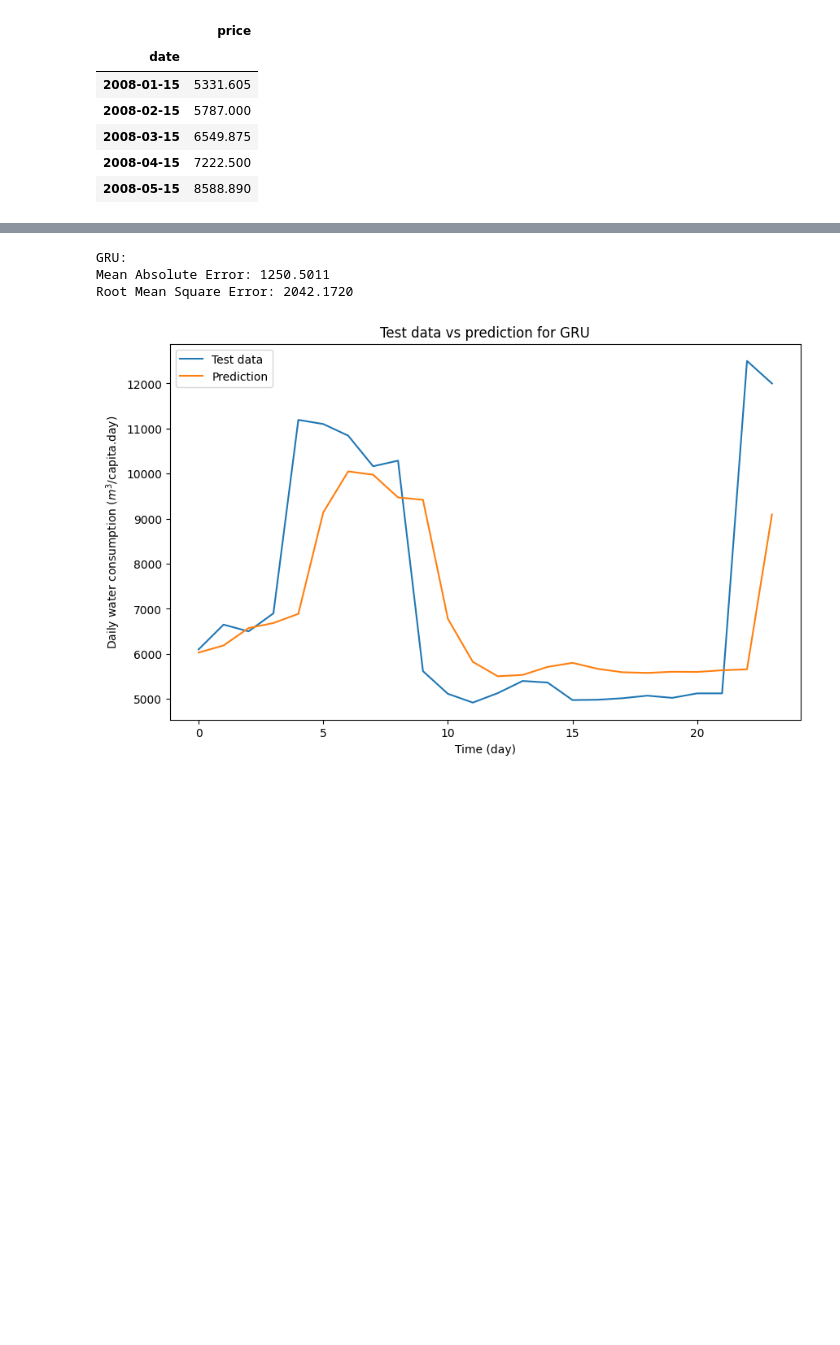
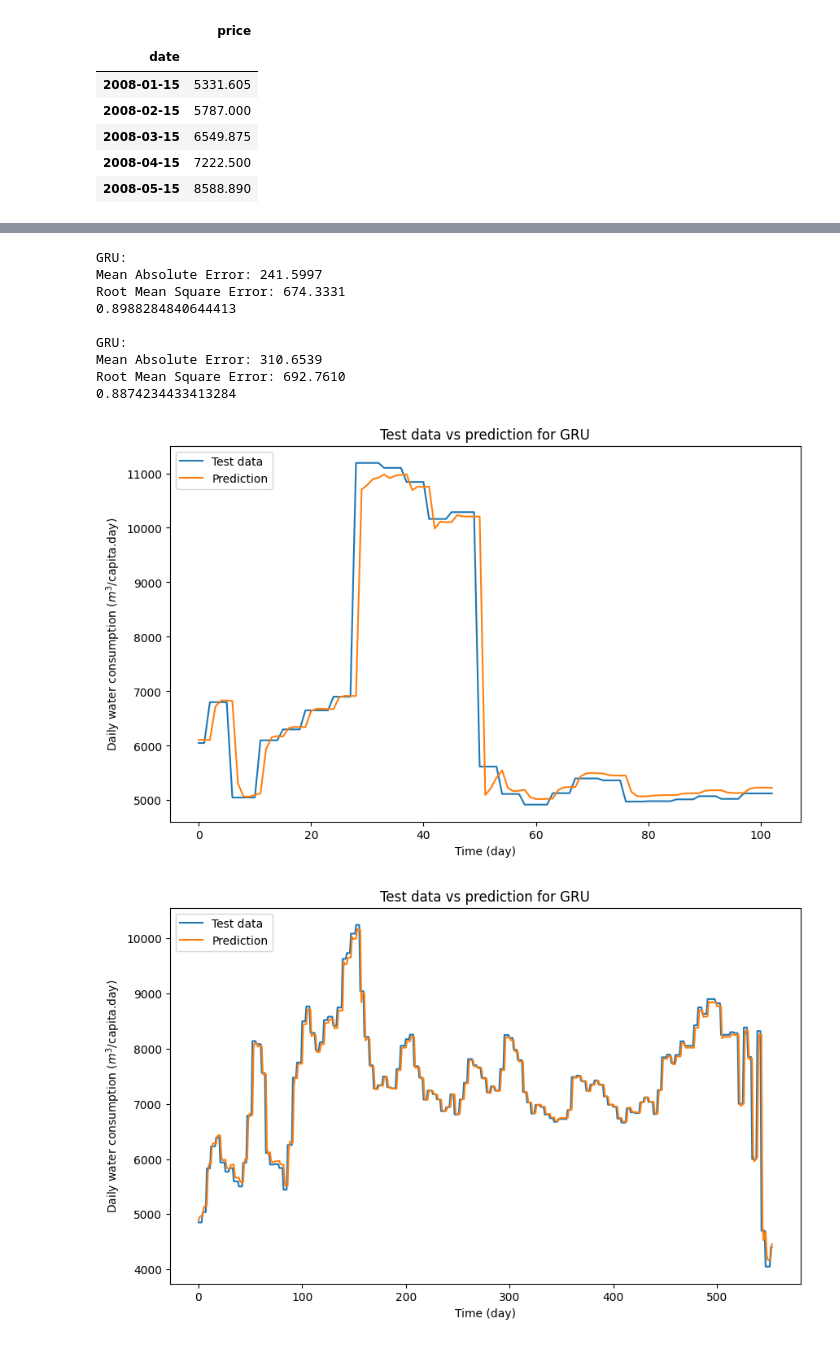
Before and after one commit to thuongh2/CommodityPredict, a Jupyter notebook: GRU.ipynb, the cells around one changed output, grey strips where cells are left out. Cells and saved outputs as stored; diff of their text form; code cells hidden in the pictures; blank space fills up the shorter version.

Commit message:
++ update code lstm gru

```diff
--- a/GRU.ipynb
+++ b/GRU.ipynb
@@ -103,3 +127,5 @@ df[df.index.duplicated()]
+# %%
+df.dropna(subset=['price'], inplace=True)
 # %%
 df = df.groupby('date', as_index=True).mean()
 df.head()
@@ -126,11 +147,12 @@ timeseries(df.index, dataset['price'], 'Time (day)')
 # %%
 # timeseries(dataset.index, dataset['price'], 'Time (day)')
 # %%
-df = df.copy()
+dataset = df.copy()
+dataset = dataset.resample('W').ffill()
 # Split train data and test data
-train_size = int(len(df)*0.8)
+train_size = int(len(dataset)*0.8)
 
 # train_data = df.WC.loc[:train_size] -----> it gives a series
 # Do not forget use iloc to select a number of rows
-train_data = df.iloc[:train_size]
-test_data = df.iloc[train_size:]
+train_data = dataset.iloc[:train_size]
+test_data = dataset.iloc[train_size:]
@@ -192,10 +228,14 @@ model_gru = create_gru(64)
 def create_lstm(units):
     model = Sequential()
     # Input layer
-    model.add(Bidirectional(LSTM(units = units, return_sequences=True),
-                            input_shape=(X_train.shape[1], X_train.shape[2])))
+    model.add(LSTM(units = units, return_sequences=True),
+                            input_shape=(X_train.shape[1], X_train.shape[2]))
+    model.add(Dropout(0.2))
     # Hidden layer
-    model.add(Bidirectional(LSTM(units = units)))
+    model.add(LSTM(units = units, return_sequences=True))
+    model.add(Dropout(0.2))
+    model.add(LSTM(units = units))
+    model.add(Dropout(0.2))
     model.add(Dense(1))
     #Compile model
     model.compile(loss='mean_squared_error', optimizer='adam')
@@ -275,5 +330,16 @@ def prediction(model):
     prediction = model.predict(X_test)
     prediction = scaler.inverse_transform(prediction)
     return prediction
+
+def prediction_train(model):
+    prediction = model.predict(X_train)
+    prediction = scaler.inverse_transform(prediction)
+    return prediction
+
+
 prediction_gru = prediction(model_gru)
+prediction_gru_train = prediction_train(model_gru)
+
+prediction_lstm = prediction(model_lstm)
+prediction_lstm_train = prediction_train(model_lstm)
 # %% [output]
@@ -284,33 +353,50 @@ def plot_future(prediction, model_name, y_test):
 
     plt.figure(figsize=(10, 6))
 
     range_future = len(prediction)
 
     plt.plot(np.arange(range_future), np.array(y_test), label='Test data')
     plt.plot(np.arange(range_future), np.array(prediction),label='Prediction')
 
     plt.title('Test data vs prediction for ' + model_name)
     plt.legend(loc='upper left')
     plt.xlabel('Time (day)')
     plt.ylabel('Daily water consumption ($m^3$/capita.day)')
 
 plot_future(prediction_gru, 'GRU', y_test)
+plot_future(prediction_gru_train, 'GRU', y_train)
 
+
+plot_future(prediction_lstm, 'LSTM', y_test)
+plot_future(prediction_lstm_train, 'LSTM', y_train)
+
+
+
+from sklearn.metrics import r2_score
 # Calculate MAE and RMSE
 def evaluate_prediction(predictions, actual, model_name):
     errors = predictions - actual
     mse = np.square(errors).mean()
     rmse = np.sqrt(mse)
     mae = np.abs(errors).mean()
 
     print(model_name + ':')
     print('Mean Absolute Error: {:.4f}'.format(mae))
     print('Root Mean Square Error: {:.4f}'.format(rmse))
+    print(r2_score(predictions, actual))
     print('')
 
 evaluate_prediction(prediction_gru, y_test, 'GRU')
+evaluate_prediction(prediction_lstm, y_test, 'GRU')
 # %% [output]
 GRU:
-Mean Absolute Error: 1250.5011
-Root Mean Square Error: 2042.1720
+Mean Absolute Error: 241.5997
+Root Mean Square Error: 674.3331
+0.8988284840644413
+
+GRU:
+Mean Absolute Error: 310.6539
+Root Mean Square Error: 692.7610
+0.8874234433413284
-[figure, old version]
+[figure, new version]
+[figure, added]
```
Also changed, not shown: parts of 62 cells of this notebook, 3 other files.
